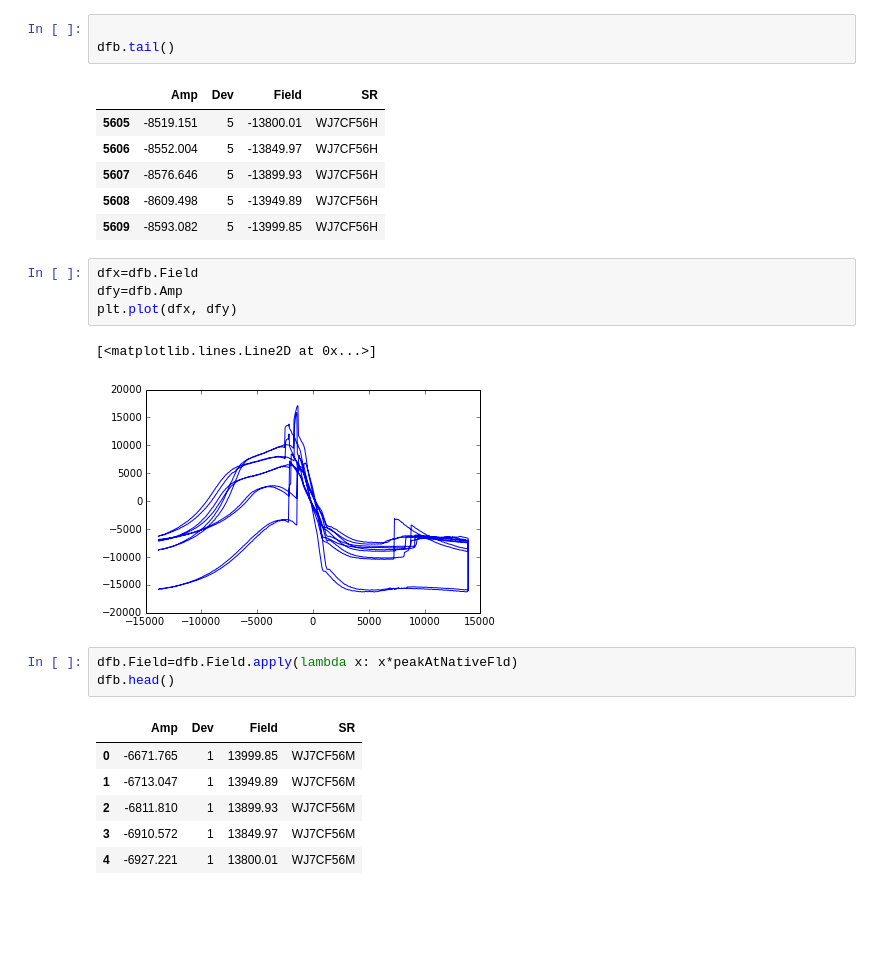
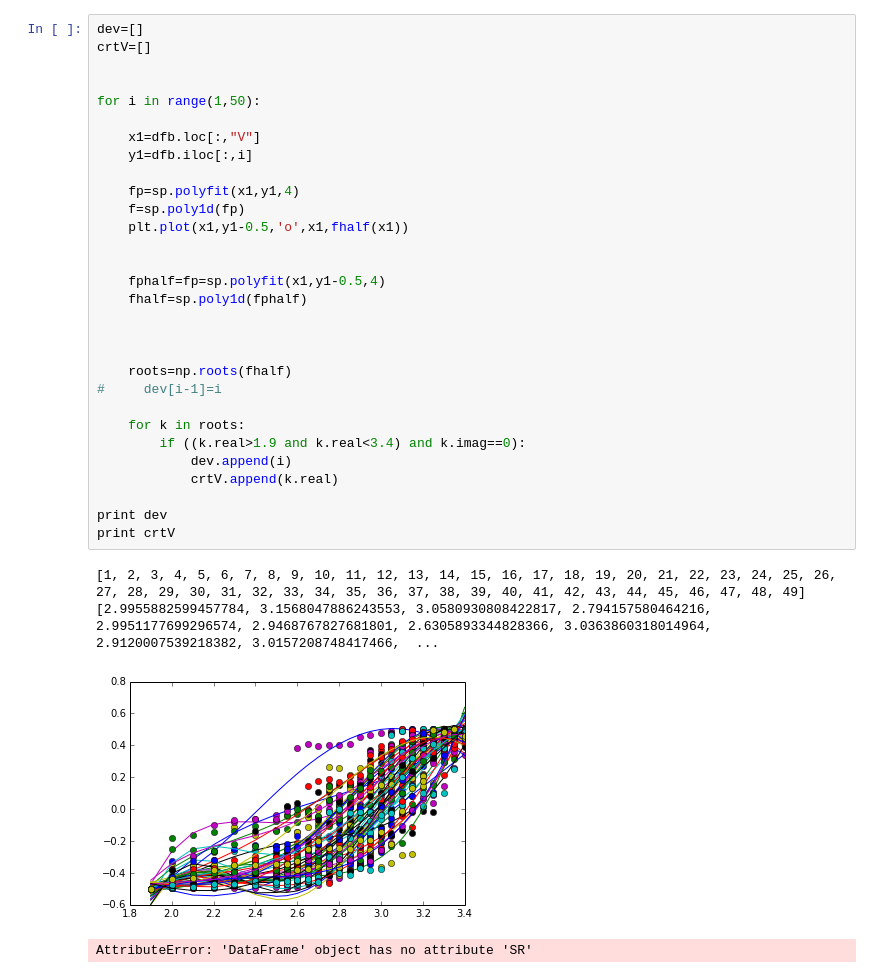
Before and after one commit to sung408/TbD_Normalized_Data_Fitting, a Jupyter notebook: TbD_Fitting.ipynb, the cells around one changed output. Saved outputs shown, nothing was run; the diff lists cells and outputs as text; blank space fills up the shorter version.

Commit message:
fitting and getting root working

```diff
--- a/TbD_Fitting.ipynb
+++ b/TbD_Fitting.ipynb
@@ -63,27 +47,37 @@ fhand.close()
+# %%
+dev=[]
+crtV=[]
+
+
+for i in range(1,50):
+
+    x1=dfb.loc[:,"V"]
+    y1=dfb.iloc[:,i]
+
+    fp=sp.polyfit(x1,y1,4)
+    f=sp.poly1d(fp)
+    plt.plot(x1,y1-0.5,'o',x1,fhalf(x1))
+
+
+    fphalf=fp=sp.polyfit(x1,y1-0.5,4)
+    fhalf=sp.poly1d(fphalf)
+
+
+
+    roots=np.roots(fhalf)
+#     dev[i-1]=i
+
+    for k in roots:
+        if ((k.real>1.9 and k.real<3.4) and k.imag==0):
+            dev.append(i)
+            crtV.append(k.real)
+
+print dev
+print crtV
+# %% [output]
+[1, 2, 3, 4, 5, 6, 7, 8, 9, 10, 11, 12, 13, 14, 15, 16, 17, 18, 19, 20, 21, 22, 23, 24, 25, 26, 27, 28, 29, 30, 31, 32, 33, 34, 35, 36, 37, 38, 39, 40, 41, 42, 43, 44, 45, 46, 47, 48, 49]
+[2.9955882599457784, 3.1568047886243553, 3.0580930808422817, 2.794157580464216, 2.9951177699296574, 2.9468767827681801, 2.6305893344828366, 3.0363860318014964, 2.9120007539218382, 3.0157208748417466,  ...
+[figure, added]
 # %%
-
-dfb.tail()
 # %% [output]
-|  | Amp | Dev | Field | SR |
-| 5605 | -8519.151 | 5 | -13800.01 | WJ7CF56H |
-| 5606 | -8552.004 | 5 | -13849.97 | WJ7CF56H |
-| 5607 | -8576.646 | 5 | -13899.93 | WJ7CF56H |
-| 5608 | -8609.498 | 5 | -13949.89 | WJ7CF56H |
-| 5609 | -8593.082 | 5 | -13999.85 | WJ7CF56H |
+AttributeError: 'DataFrame' object has no attribute 'SR'
-# %%
-dfx=dfb.Field
-dfy=dfb.Amp
-plt.plot(dfx, dfy)
-# %% [output]
-[<matplotlib.lines.Line2D at 0x...>]
-[figure, removed]
-# %%
-dfb.Field=dfb.Field.apply(lambda x: x*peakAtNativeFld)
-dfb.head()
-# %% [output]
-|  | Amp | Dev | Field | SR |
-| 0 | -6671.765 | 1 | 13999.85 | WJ7CF56M |
-| 1 | -6713.047 | 1 | 13949.89 | WJ7CF56M |
-| 2 | -6811.810 | 1 | 13899.93 | WJ7CF56M |
-| 3 | -6910.572 | 1 | 13849.97 | WJ7CF56M |
-| 4 | -6927.221 | 1 | 13800.01 | WJ7CF56M |
```
Also changed, not shown: parts of 13 cells of this notebook.
